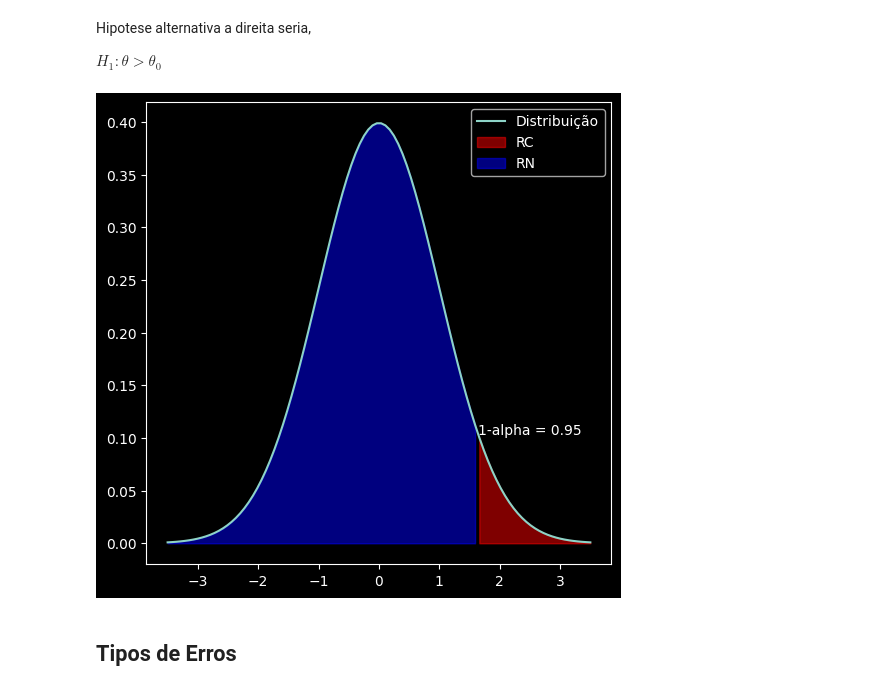
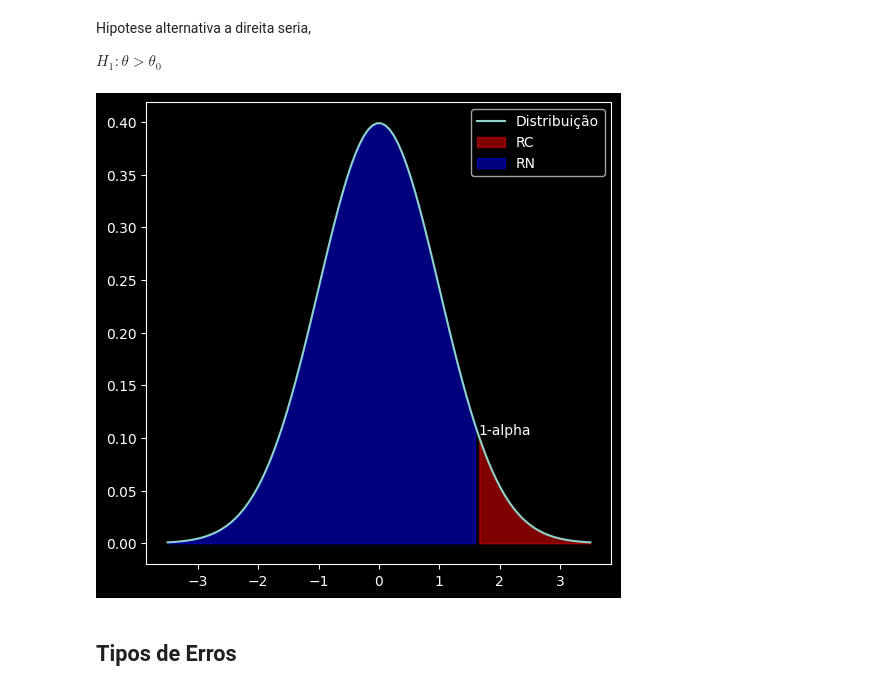
Before and after one commit to jvataidee/ManualdeAnalisedeDadosPython, a Jupyter notebook: cap7_teste_hipotese.ipynb, the cells around one changed output. Drawn from its saved outputs; the diff is of its cells as text; code cells hidden in the pictures.

```diff
--- a/cap7_teste_hipotese.ipynb
+++ b/cap7_teste_hipotese.ipynb
@@ -116,24 +116,24 @@ $
 # %%
 # Cria a distribuição normal
 plt.plot(x, norm.pdf(x, mu, sigma))
 
 # Adiciona a região de rejeição
 high = norm.ppf(1 - alpha)
 plt.fill_between(x, norm.pdf(x, mu, sigma), where=(x>high), color='red', alpha=0.5)
 
 # Adiciona a região de não rejeição
 plt.fill_between(x, norm.pdf(x, mu, sigma), where=(x<=high), color='blue', alpha=0.5)
 
 # Adiciona a anotação
-plt.text(high, norm.pdf(high, mu, sigma), f'1-alpha = {1-alpha}', ha='left')
+plt.text(high, norm.pdf(high, mu, sigma), f'1-alpha', ha='left')
 
 # Adiciona as legendas
 plt.legend(["Distribuição",'RC', 'RN'])
 
 # Mostra o gráfico
 plt.show()
 # %% [output]
-[figure, old version]
+[figure, new version]
 # %% [markdown]
 ## **Tipos de Erros**
 # %% [markdown]
```
Also changed, not shown: parts of 2 cells of this notebook.
